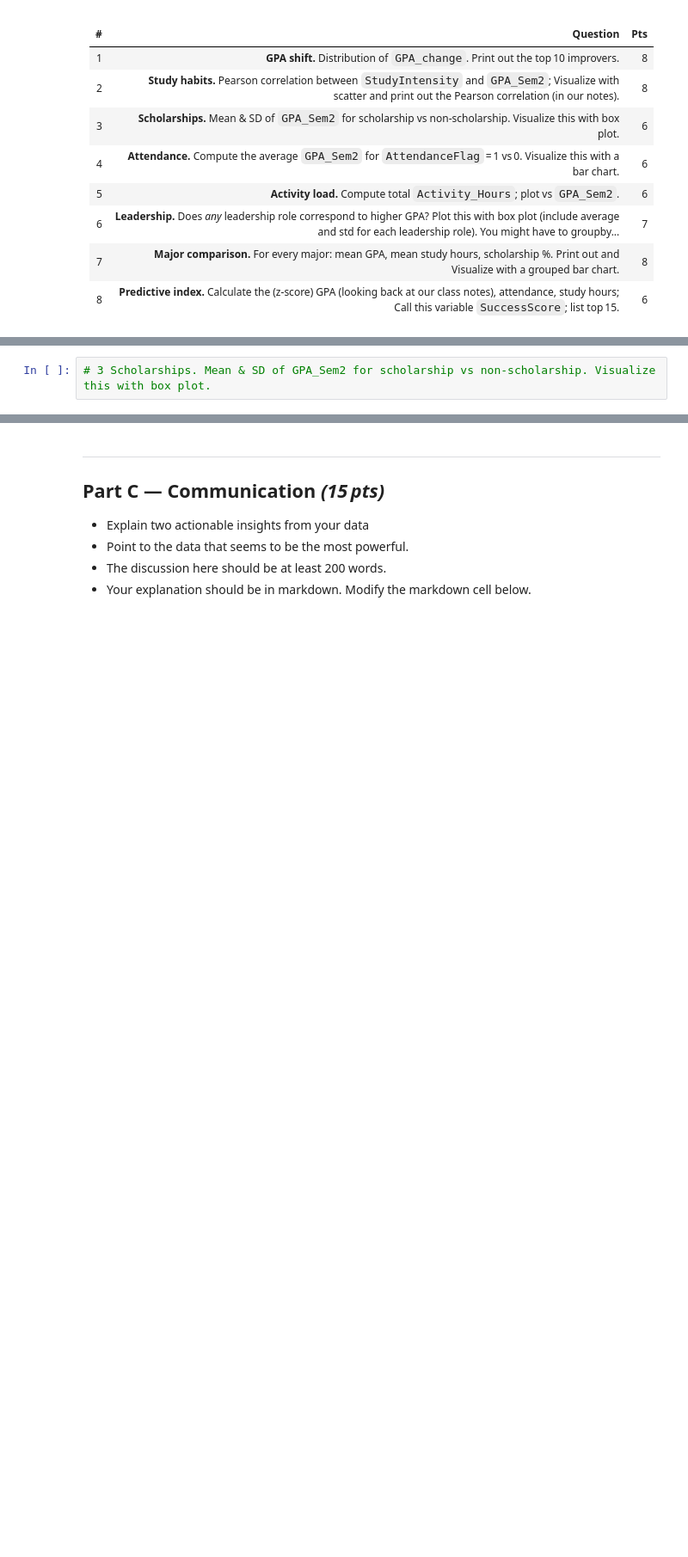
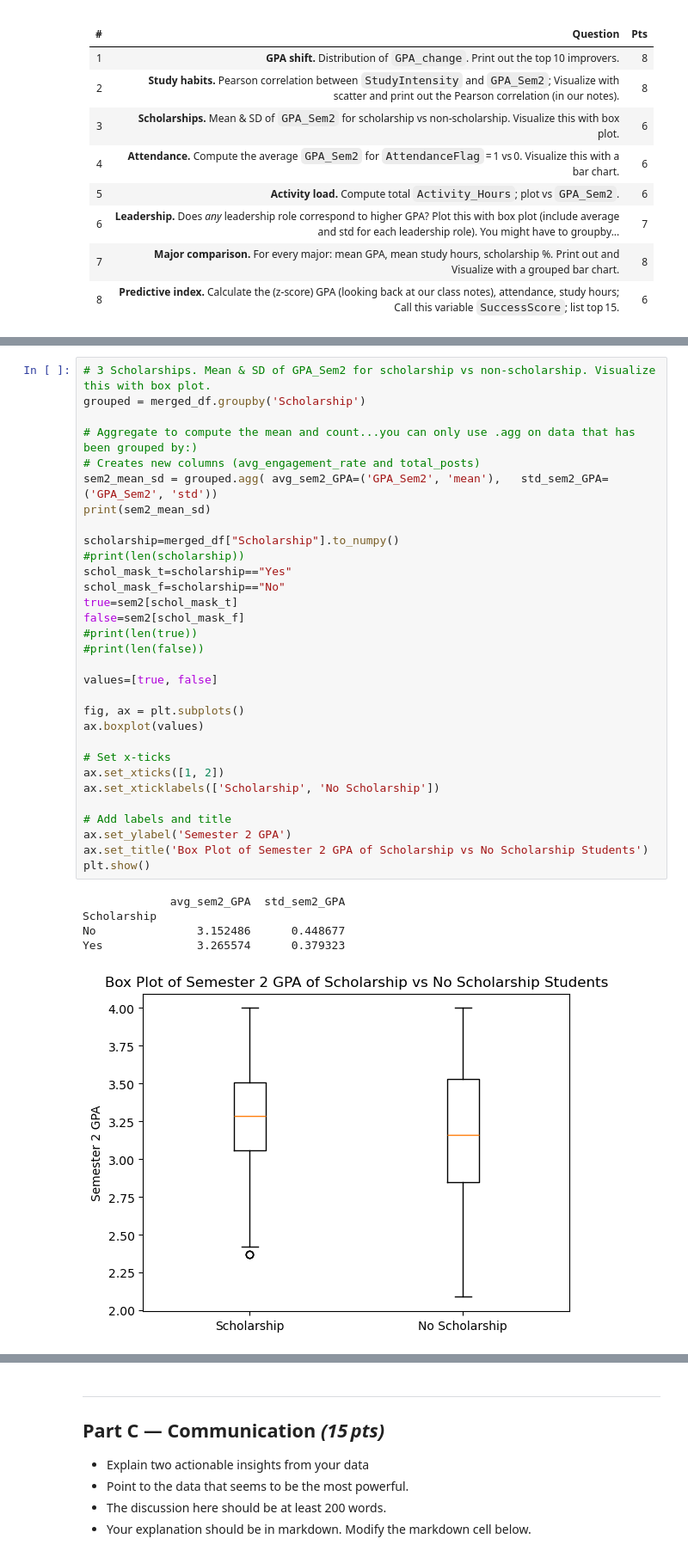
Before and after one commit to rhodes-cs-sanders/data242-sp25-hw7-Mira-Berkey, a Jupyter notebook: DATA242_hwk7.ipynb, the cells around one changed output, grey strips where cells are left out. Shown: that part at 86% size. Saved outputs shown, nothing was run; the diff lists cells and outputs as text; blank space fills up the shorter version.

```diff
--- a/DATA242_hwk7.ipynb
+++ b/DATA242_hwk7.ipynb
@@ -54,4 +149,39 @@ The difficulty of this problem that the data is contained in two different data
 # %%
 # 3	Scholarships. Mean & SD of GPA_Sem2 for scholarship vs non‑scholarship. Visualize this with box plot.
+grouped = merged_df.groupby('Scholarship')
+
+# Aggregate to compute the mean and count...you can only use .agg on data that has been grouped by:)
+# Creates new columns (avg_engagement_rate and total_posts)
+sem2_mean_sd = grouped.agg( avg_sem2_GPA=('GPA_Sem2', 'mean'),   std_sem2_GPA=('GPA_Sem2', 'std'))
+print(sem2_mean_sd)
+
+scholarship=merged_df["Scholarship"].to_numpy()
+#print(len(scholarship))
+schol_mask_t=scholarship=="Yes"
+schol_mask_f=scholarship=="No"
+true=sem2[schol_mask_t]
+false=sem2[schol_mask_f]
+#print(len(true))
+#print(len(false))
+
+values=[true, false]
+
+fig, ax = plt.subplots()
+ax.boxplot(values)
+
+# Set x-ticks
+ax.set_xticks([1, 2])
+ax.set_xticklabels(['Scholarship', 'No Scholarship'])
+
+# Add labels and title
+ax.set_ylabel('Semester 2 GPA')
+ax.set_title('Box Plot of Semester 2 GPA of Scholarship vs No Scholarship Students')
+plt.show()
+# %% [output]
+             avg_sem2_GPA  std_sem2_GPA
+Scholarship
+No               3.152486      0.448677
+Yes              3.265574      0.379323
+[figure, added]
 # %%
 # 4	Attendance. Compute the average GPA_Sem2 for AttendanceFlag = 1 vs 0. Visualize this with a bar chart.
```
Also changed, not shown: parts of 10 cells of this notebook.
